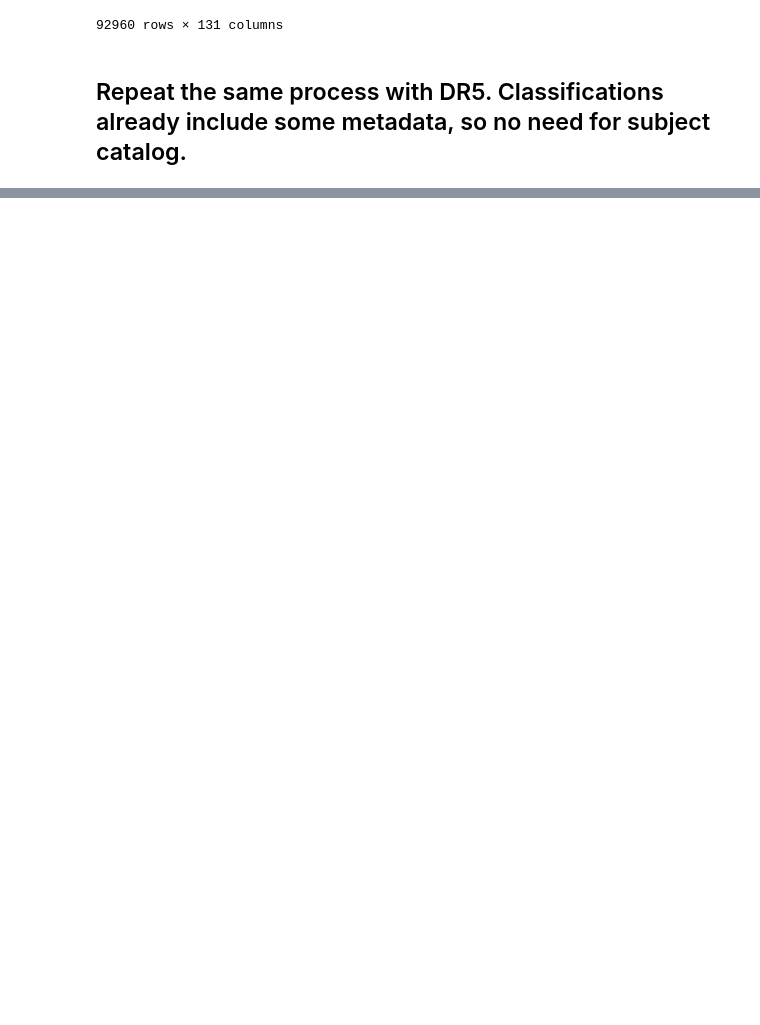
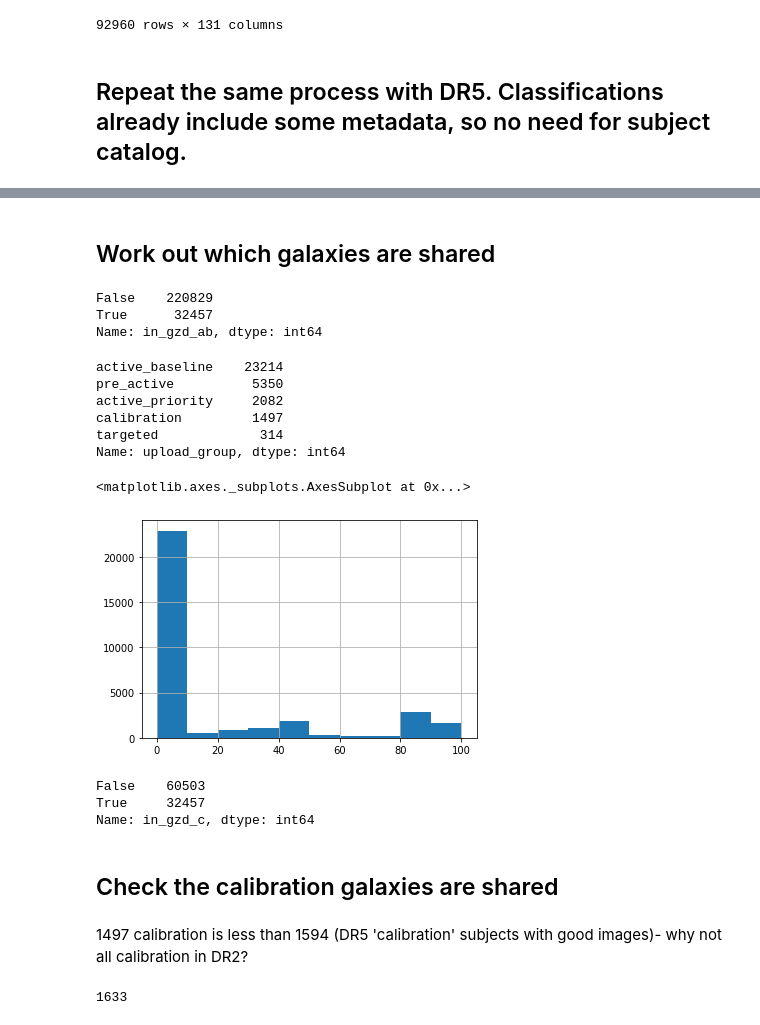
Before and after one commit to colinleach/zoobot, a Jupyter notebook: notebooks/catalogs/merge_catalogs.ipynb, the cells around one changed output, grey strips where cells are left out. Drawn from its saved outputs; the diff is of its cells as text; code cells hidden in the pictures; blank space fills up the shorter version.

```diff
--- a/notebooks/catalogs/merge_catalogs.ipynb
+++ b/notebooks/catalogs/merge_catalogs.ipynb
@@ -97,7 +120,7 @@ dr2
 ## Repeat the same process with DR5. Classifications already include some metadata, so no need for subject catalog.
 # %%
 
-metadata_cols = ['iauname', 'petrotheta', 'petroth50', 'petroth90', 'rnmgy_r']  # ra, dec, redshift already included
+metadata_cols = ['iauname', 'ra', 'dec', 'redshift', 'petro_theta', 'petro_th50', 'petro_th90', 'sersic_nmgy_r', 'elpetro_absmag_r']  # ra, dec, redshift already included
 dr5 = pd.merge(dr5_c, nsa[metadata_cols], on='iauname', how='inner')
 assert len(dr5) == len(dr5_c)
 # %%
@@ -111,3 +134,3 @@ calibration_nair_dr2_dr5      1262
 Name: upload_group, dtype: int64
 # %%
-dr5['active_learning_on'] = dr5['upload_group'].isin(['active_random', 'active_priority')
+dr5['active_learning_on'] = dr5['upload_group'].isin(['active_random', 'active_priority'])
@@ -121,0 +153,35 @@ from matplotlib.ticker import FuncFormatter
+# %% [markdown]
+## Work out which galaxies are shared
+# %%
+dr5['in_gzd_ab'] = dr5['iauname'].isin(dr2['iauname'])
+dr2['in_gzd_c'] = dr2['iauname'].isin(dr5['iauname'])
+# %%
+dr5['in_gzd_ab'].value_counts()
+# %% [output]
+False    220829
+True      32457
+Name: in_gzd_ab, dtype: int64
+# %%
+dr5.query('in_gzd_ab')['upload_group'].value_counts()
+# %% [output]
+active_baseline    23214
+pre_active          5350
+active_priority     2082
+calibration         1497
+targeted             314
+Name: upload_group, dtype: int64
+# %%
+dr5.query('in_gzd_ab')['smooth-or-featured_total-votes'].hist(range=(0, 100))
+# %% [output]
+<matplotlib.axes._subplots.AxesSubplot at 0x...>
+[figure, added]
+# %%
+dr2['in_gzd_c'].value_counts()
+# %% [output]
+False    60503
+True     32457
+Name: in_gzd_c, dtype: int64
+# %% [markdown]
+## Check the calibration galaxies are shared
+# %% [markdown]
+1497 calibration is less than 1594 (DR5 'calibration' subjects with good images)- why not all calibration in DR2?
@@ -121,0 +190,4 @@ from matplotlib.ticker import FuncFormatter
+# %%
+dr2_subjects['iauname'].isin(dr5.query('upload_group == "calibration"')['iauname']).sum()  # includes 7k missed
+# %% [output]
+1633
```
Also changed, not shown: parts of 49 cells of this notebook, 12 other files.
